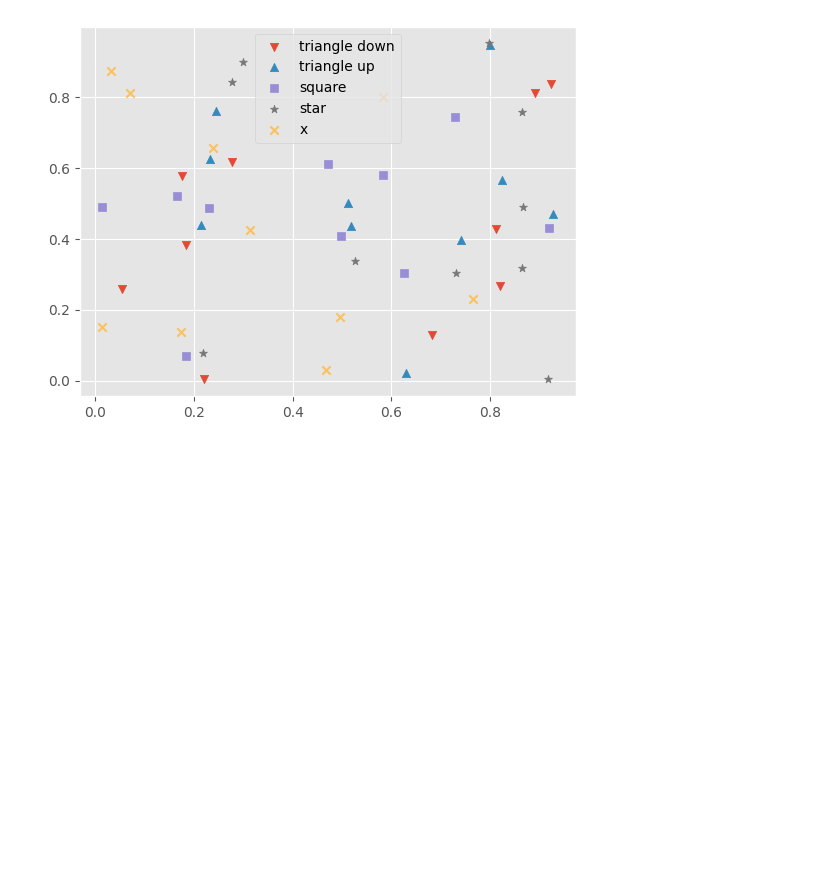
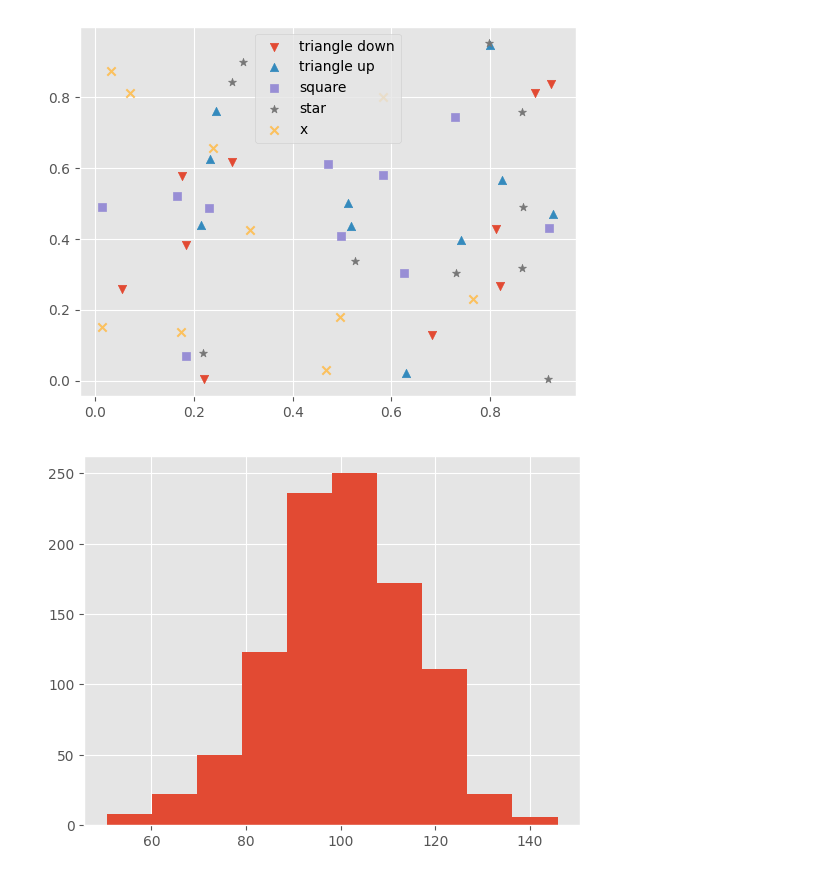
Before and after one commit to esk-00/study, a Jupyter notebook: data_engineer/matplotlib/4.3.3.ipynb, the cells around one changed output. Cells and saved outputs as stored; diff of their text form; code cells hidden in the pictures; blank space fills up the shorter version.

Commit message:
matplotlib

```diff
--- a/data_engineer/matplotlib/4.3.3.ipynb
+++ b/data_engineer/matplotlib/4.3.3.ipynb
@@ -136,3 +136,21 @@ ax.legend()
 plt.show()
 # %% [output]
 [figure]
+# %%
+import numpy as np
+import matplotlib.pyplot as plt
+import matplotlib.style
+
+matplotlib.style.use('ggplot')
+# %%
+rng = np.random.default_rng(123)
+mu = 100
+sigma = 15
+x = rng.normal(mu, sigma, 1000)
+fig, ax = plt.subplots()
+
+n, bins, patches = ax.hist(x)
+
+plt.show()
+# %% [output]
+[figure, added]
```
Also changed, not shown: parts of 14 cells of this notebook, 2 other files.
